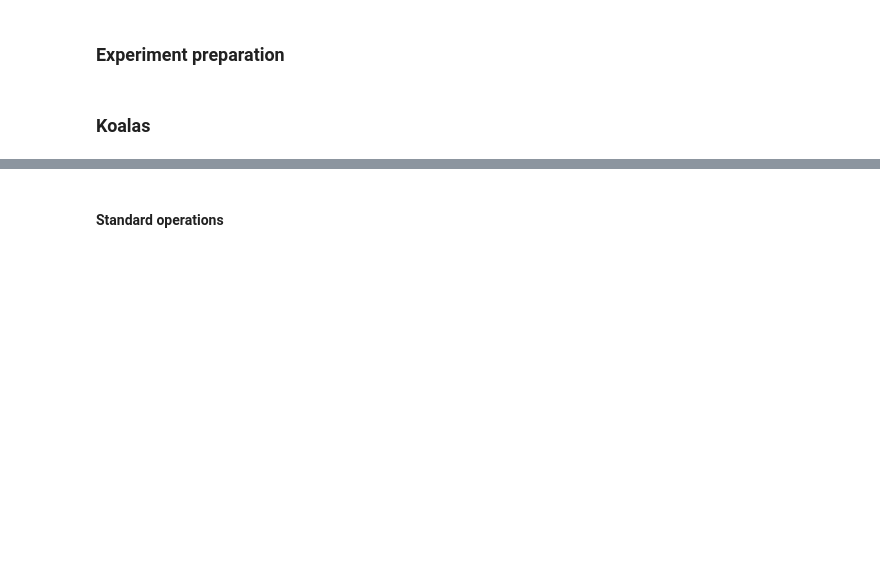
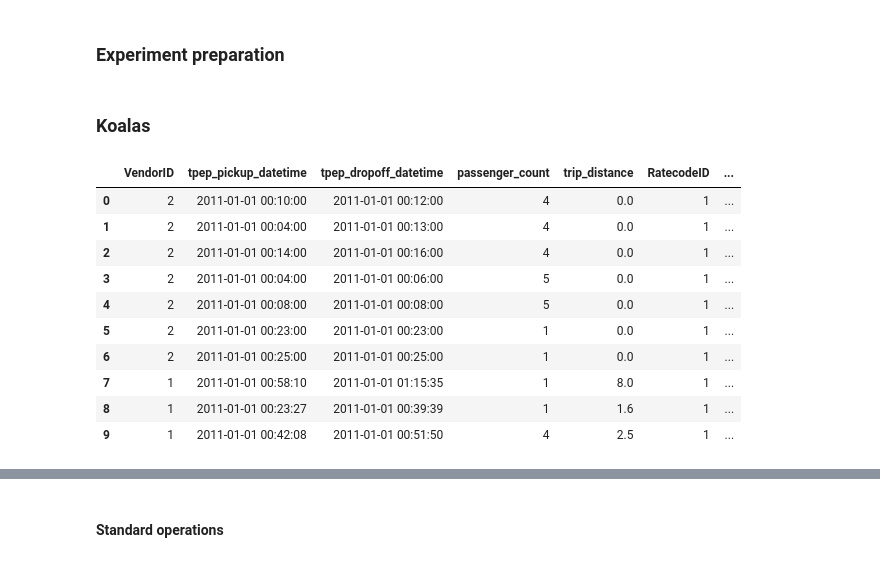
Before and after one commit to Gonto03/big_data_classification, a Jupyter notebook: Performance Analysis project.ipynb, the cells around one changed output, grey strips where cells are left out. Drawn from its saved outputs; the diff is of its cells as text; code cells hidden in the pictures; blank space fills up the shorter version.

Commit message:
testing koalas to pandas conversion

```diff
--- a/Performance Analysis project.ipynb
+++ b/Performance Analysis project.ipynb
@@ -117,3 +117,17 @@ koalas_benchmarks = {
     'duration': [],     # in seconds
     'task': []
 }
+# %%
+koalas_data.head(10)
+# %% [output]
+|  | VendorID | tpep_pickup_datetime | tpep_dropoff_datetime | passenger_count | trip_distance | RatecodeID | ... |
+| 0 | 2 | 2011-01-01 00:10:00 | 2011-01-01 00:12:00 | 4 | 0.0 | 1 | ... |
+| 1 | 2 | 2011-01-01 00:04:00 | 2011-01-01 00:13:00 | 4 | 0.0 | 1 | ... |
+| 2 | 2 | 2011-01-01 00:14:00 | 2011-01-01 00:16:00 | 4 | 0.0 | 1 | ... |
+| 3 | 2 | 2011-01-01 00:04:00 | 2011-01-01 00:06:00 | 5 | 0.0 | 1 | ... |
+| 4 | 2 | 2011-01-01 00:08:00 | 2011-01-01 00:08:00 | 5 | 0.0 | 1 | ... |
+| 5 | 2 | 2011-01-01 00:23:00 | 2011-01-01 00:23:00 | 1 | 0.0 | 1 | ... |
+| 6 | 2 | 2011-01-01 00:25:00 | 2011-01-01 00:25:00 | 1 | 0.0 | 1 | ... |
+| 7 | 1 | 2011-01-01 00:58:10 | 2011-01-01 01:15:35 | 1 | 8.0 | 1 | ... |
+| 8 | 1 | 2011-01-01 00:23:27 | 2011-01-01 00:39:39 | 1 | 1.6 | 1 | ... |
+| 9 | 1 | 2011-01-01 00:42:08 | 2011-01-01 00:51:50 | 4 | 2.5 | 1 | ... |
```
Also changed, not shown: parts of 3 cells of this notebook.
